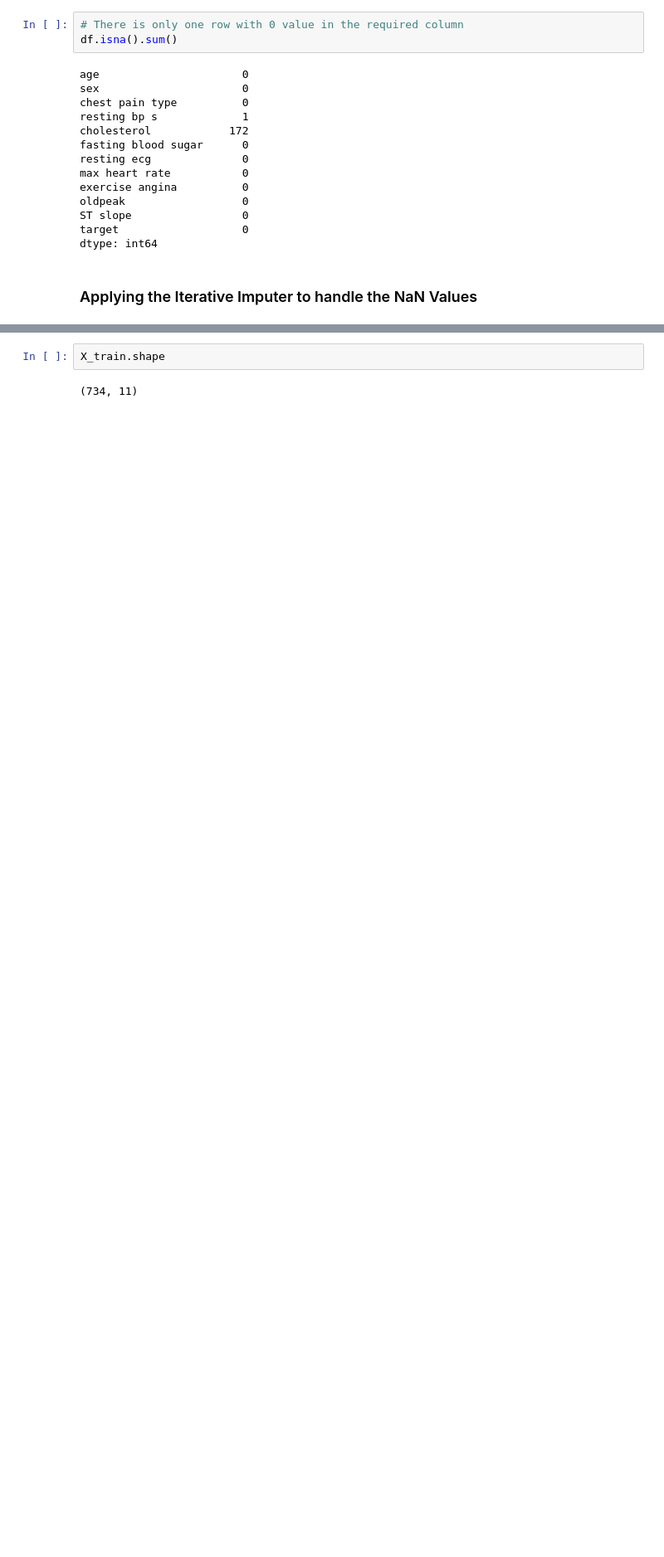
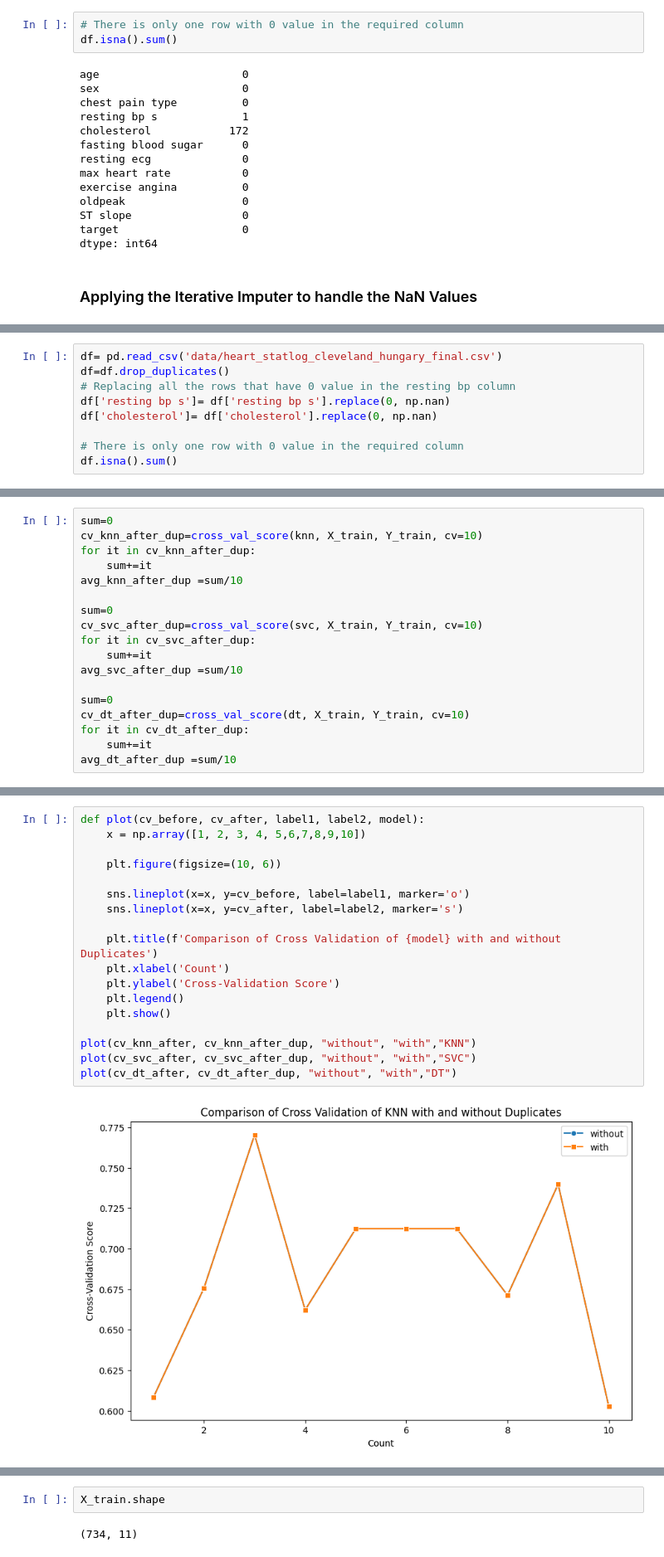
Before and after one commit to HereticInquisitor/Medical, a Jupyter notebook: src/components/feature_engineering.ipynb, the cells around one changed output, grey strips where cells are left out. Shown at 83% size. Saved outputs shown, nothing was run; the diff lists cells and outputs as text; blank space fills up the shorter version.

```diff
--- a/src/components/feature_engineering.ipynb
+++ b/src/components/feature_engineering.ipynb
@@ -152,0 +259,9 @@ X_train, X_test, Y_train, Y_test= train_test_split(X, Y, test_size=0.2, random_s
+# %%
+df= pd.read_csv('data/heart_statlog_cleveland_hungary_final.csv')
+df=df.drop_duplicates()
+# Replacing all the rows that have 0 value in the resting bp column
+df['resting bp s']= df['resting bp s'].replace(0, np.nan)
+df['cholesterol']= df['cholesterol'].replace(0, np.nan)
+
+# There is only one row with 0 value in the required column
+df.isna().sum()
@@ -152,0 +291,18 @@ X_train, X_test, Y_train, Y_test= train_test_split(X, Y, test_size=0.2, random_s
+# %%
+sum=0
+cv_knn_after_dup=cross_val_score(knn, X_train, Y_train, cv=10)
+for it in cv_knn_after_dup:
+    sum+=it
+avg_knn_after_dup =sum/10
+
+sum=0
+cv_svc_after_dup=cross_val_score(svc, X_train, Y_train, cv=10)
+for it in cv_svc_after_dup:
+    sum+=it
+avg_svc_after_dup =sum/10
+
+sum=0
+cv_dt_after_dup=cross_val_score(dt, X_train, Y_train, cv=10)
+for it in cv_dt_after_dup:
+    sum+=it
+avg_dt_after_dup =sum/10
@@ -152,0 +394,20 @@ X_train, X_test, Y_train, Y_test= train_test_split(X, Y, test_size=0.2, random_s
+# %%
+def plot(cv_before, cv_after, label1, label2, model):
+    x = np.array([1, 2, 3, 4, 5,6,7,8,9,10])
+
+    plt.figure(figsize=(10, 6))
+
+    sns.lineplot(x=x, y=cv_before, label=label1, marker='o')
+    sns.lineplot(x=x, y=cv_after, label=label2, marker='s')
+
+    plt.title(f'Comparison of Cross Validation of {model} with and without Duplicates')
+    plt.xlabel('Count')
+    plt.ylabel('Cross-Validation Score')
+    plt.legend()
+    plt.show()
+
+plot(cv_knn_after, cv_knn_after_dup, "without", "with","KNN")
+plot(cv_svc_after, cv_svc_after_dup, "without", "with","SVC")
+plot(cv_dt_after, cv_dt_after_dup, "without", "with","DT")
+# %% [output]
+[figure, added]
```
Also changed, not shown: parts of 55 cells of this notebook, 5 other files.
